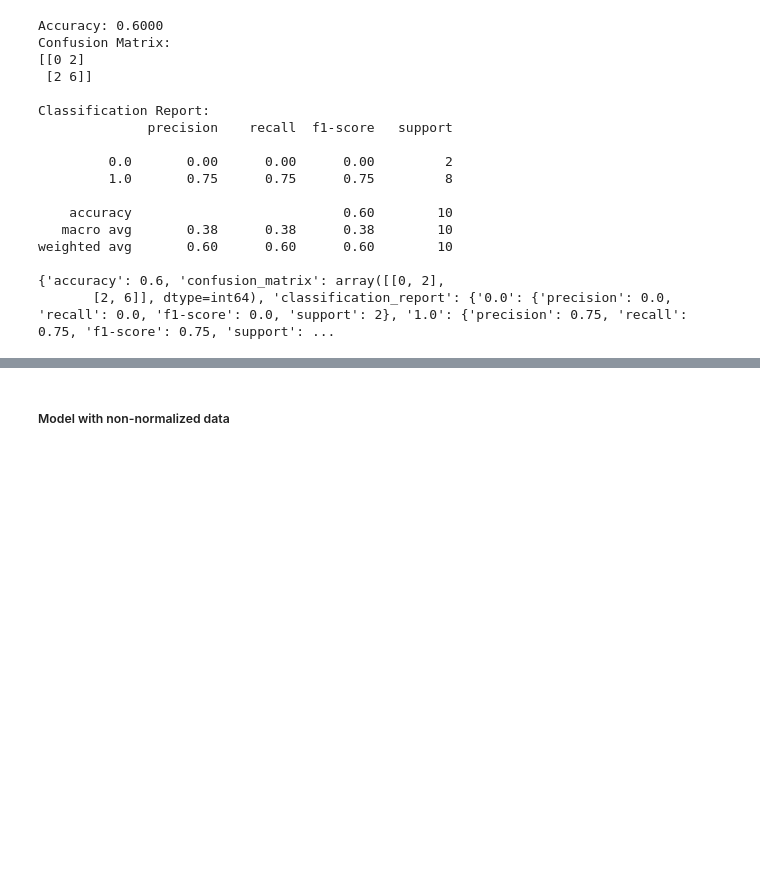
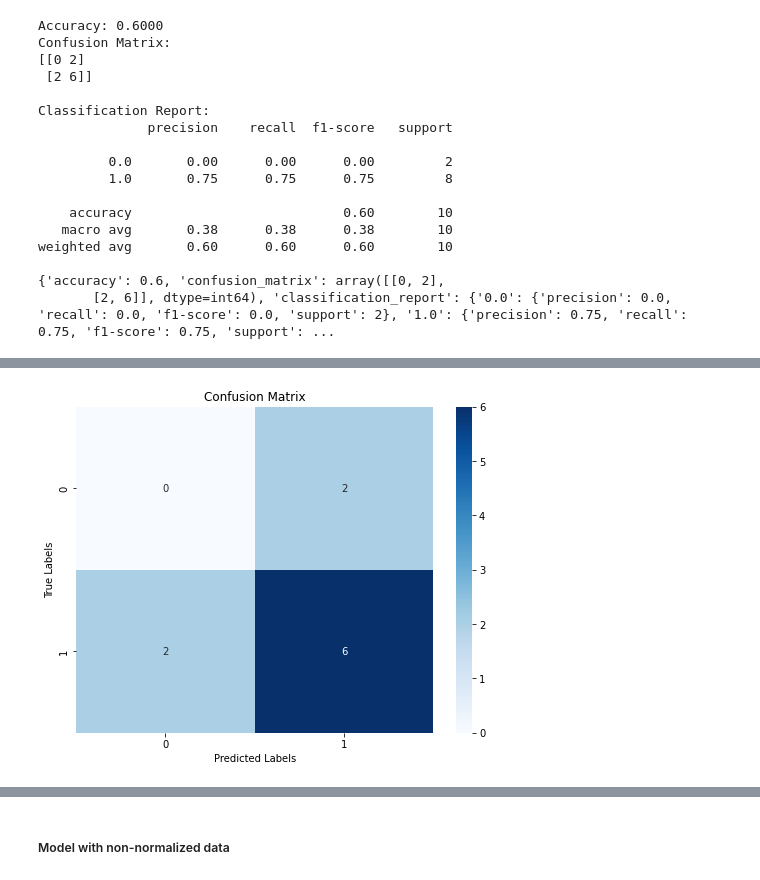
Before and after one commit to lbundalian/Parkinsons_Project, a Jupyter notebook: pipeline/SP_Main.ipynb, the cells around one changed output, grey strips where cells are left out. Cells and saved outputs as stored; diff of their text form; code cells hidden in the pictures; blank space fills up the shorter version.

```diff
--- a/pipeline/SP_Main.ipynb
+++ b/pipeline/SP_Main.ipynb
@@ -355,7 +355,7 @@ predictions
 ##### Model with normalized data
 # %%
 # Check the performance of the current model
-validator_n = CrossValidator(knn_model_n, cv=5)
+validator_n = CrossValidator(KNeighborsClassifier(n_neighbors=5), cv=5)
 # %%
 performance_metrics_n = validator_n.calculate_performance(predictions_n, y_test_n)
 print(performance_metrics_n)
@@ -391,5 +404,7 @@ def plot_confusion_matrix(conf_matrix):
     plt.title("Confusion Matrix")
     plt.show()
 # %%
-plot_confusion_matrix(performance_metrics['confusion_matrix'])
+plot_confusion_matrix(performance_metrics_n['confusion_matrix'])
+# %% [output]
+[figure, added]
 # %%
```
Also changed, not shown: parts of 9 cells of this notebook, 4 other files.
